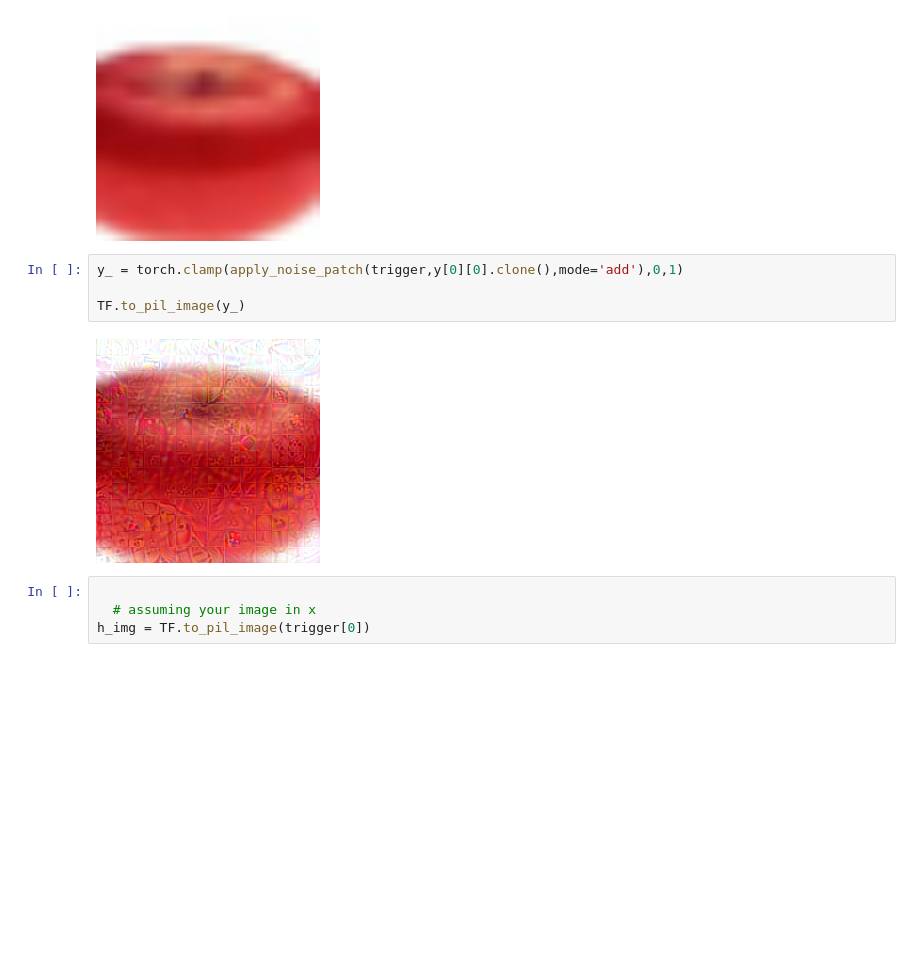
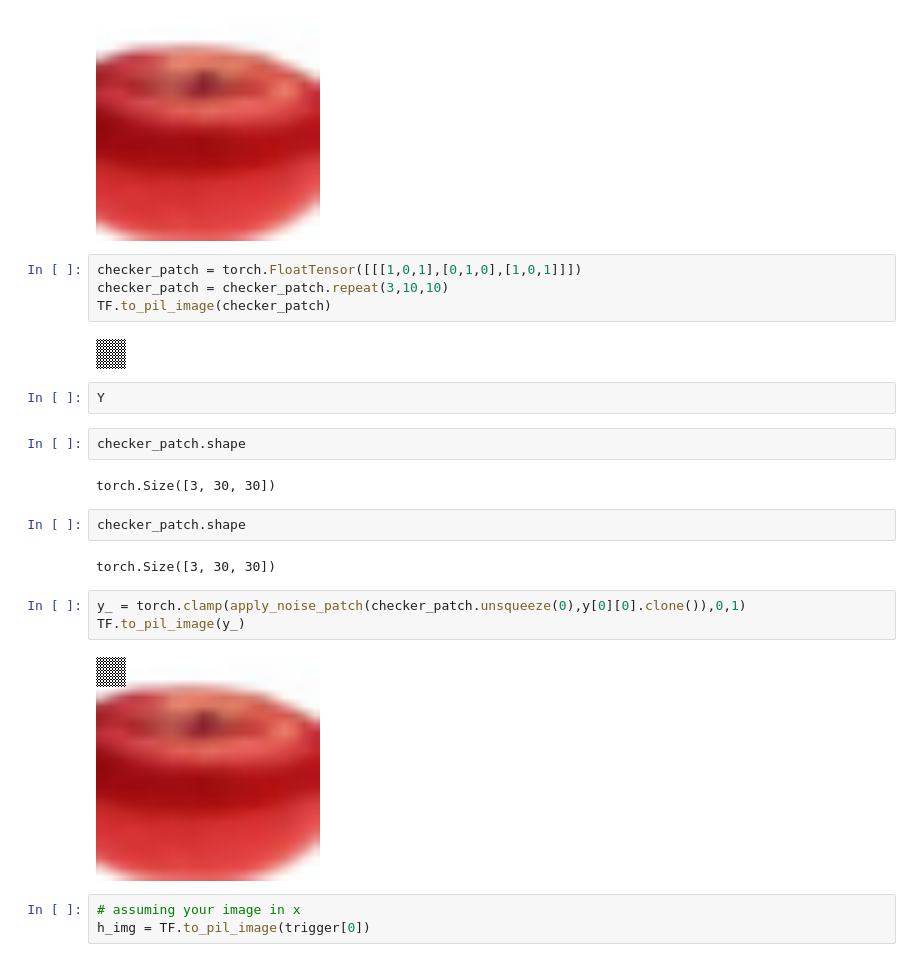
Before and after one commit to VaishnavJayanand/L2P_Backdoor, a Jupyter notebook: test.ipynb, the cells around one changed output. Saved outputs shown, nothing was run; the diff lists cells and outputs as text; blank space fills up the shorter version.

```diff
--- a/test.ipynb
+++ b/test.ipynb
@@ -65,15 +94,29 @@ for x in data_loader[0]['train']:
 TF.to_pil_image(y[0][0])
 # %% [output]
 [figure]
+# %%
+checker_patch = torch.FloatTensor([[[1,0,1],[0,1,0],[1,0,1]]])
+checker_patch = checker_patch.repeat(3,10,10)
+TF.to_pil_image(checker_patch)
+# %% [output]
+[figure, added]
+# %%
+Y
+# %%
+checker_patch.shape
+# %% [output]
+torch.Size([3, 30, 30])
+# %%
+checker_patch.shape
+# %% [output]
+torch.Size([3, 30, 30])
 # %%
-y_ = torch.clamp(apply_noise_patch(trigger,y[0][0].clone(),mode='add'),0,1)
-
+y_ = torch.clamp(apply_noise_patch(checker_patch.unsqueeze(0),y[0][0].clone()),0,1)
 TF.to_pil_image(y_)
 # %% [output]
-[figure, old version]
+[figure, new version]
 # %%
-
-  # assuming your image in x
+# assuming your image in x
 h_img = TF.to_pil_image(trigger[0])
 # %%
 h_img
```
Also changed, not shown: parts of 5 cells of this notebook, 4 other files.
